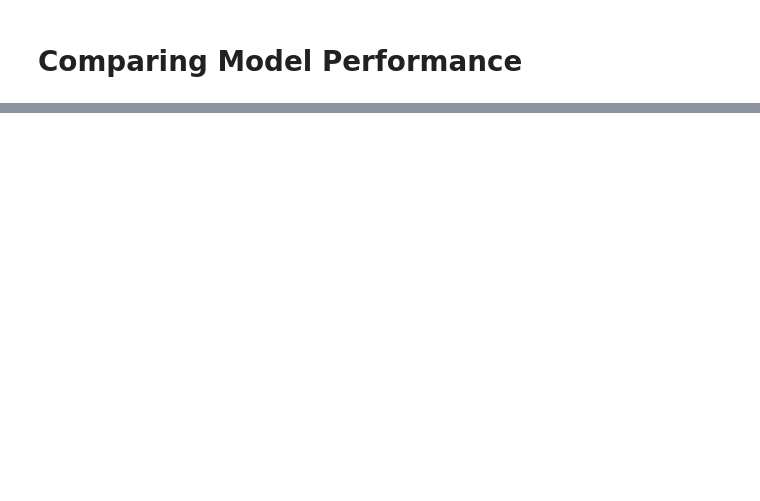
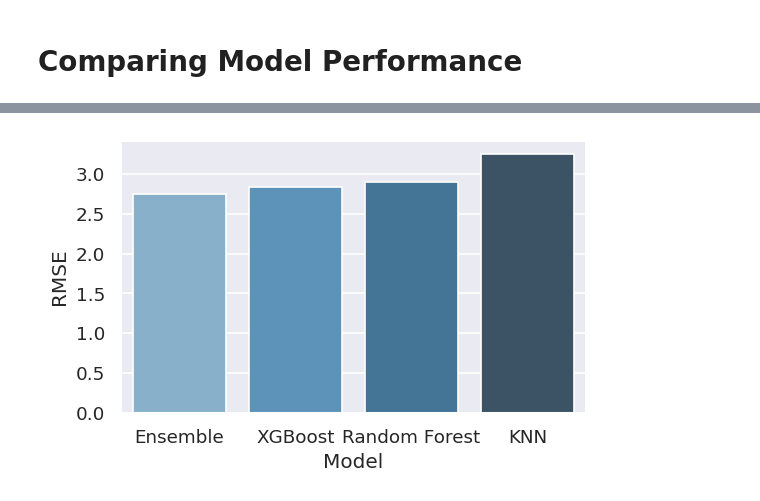
Before and after one commit to yanezdavid/Predicting-Home-Prices, a Jupyter notebook: Predicting_Home_Prices.ipynb, the cells around one changed output, grey strips where cells are left out. Drawn from its saved outputs; the diff is of its cells as text; code cells hidden in the pictures; blank space fills up the shorter version.

```diff
--- a/Predicting_Home_Prices.ipynb
+++ b/Predicting_Home_Prices.ipynb
@@ -492,10 +638,12 @@ plt.show();
 # %%
 plt.figure(figsize=(5, 3));
-sns.barplot(model_performance['Model'],
-            model_performance['RMSE'],
+sns.barplot(data = model_performance,
+            x = 'Model',
+            y = 'RMSE',
             palette='Blues_d',
             order=['Ensemble', 'XGBoost', 'Random Forest', 'KNN']);
-plt.show();
+# %% [output]
+[figure, added]
 # %%
 #the ensemble model has the highest accuracy score and lowest error
 #use the ensemble model to create predictions
```
Also changed, not shown: parts of 18 cells of this notebook.
